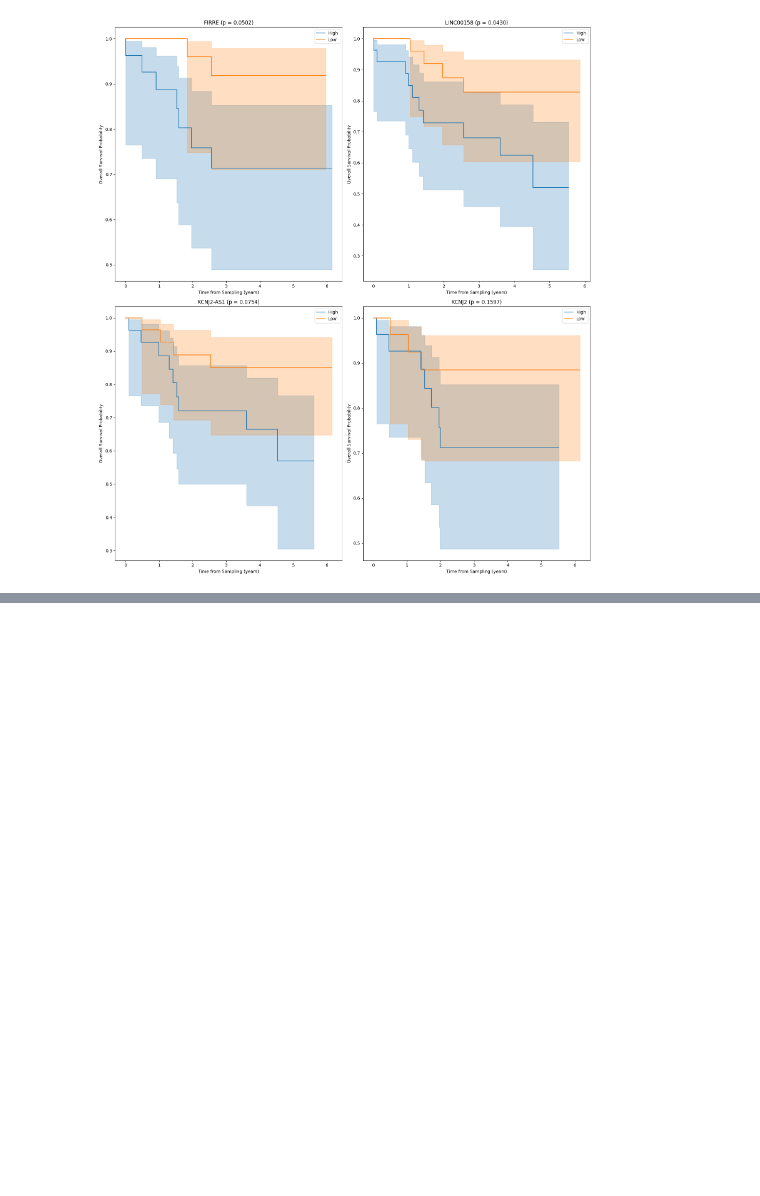
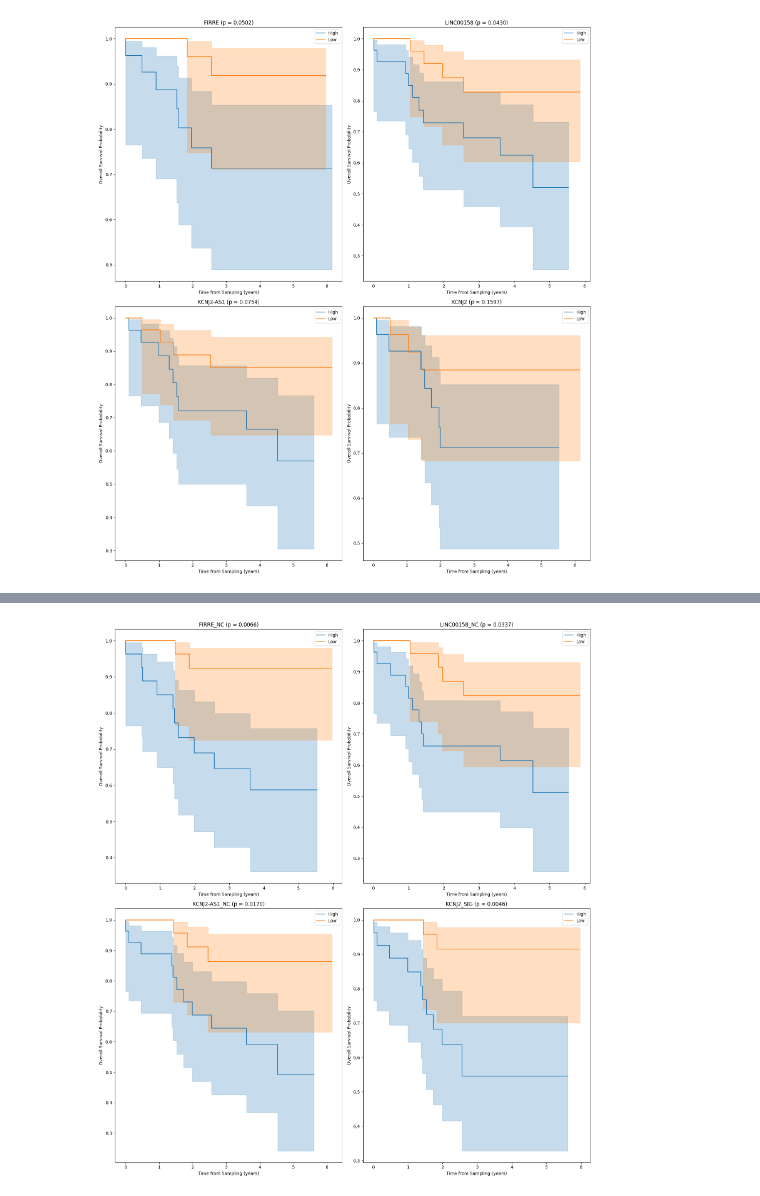
Before and after one commit to BiodataAnalysisGroup/lncAPNet, a Jupyter notebook: notebooks/Post-hoc_Analysis/Clinical_covariated.ipynb, the cells around one changed output, grey strips where cells are left out. Cells and saved outputs as stored; diff of their text form; code cells hidden in the pictures; blank space fills up the shorter version.

```diff
--- a/notebooks/Post-hoc_Analysis/Clinical_covariated.ipynb
+++ b/notebooks/Post-hoc_Analysis/Clinical_covariated.ipynb
@@ -133,0 +191,66 @@ plt.show()
+# %%
+# Survival status quartile genes (OS) BCMO ACTIVITY
+# 1. Load metadata
+clinical = pd.read_csv("../../data/BCMO/clinical_info.csv")
+clinical = clinical.rename(columns={"died": "Status"})
+
+# 2. Load expression matrix
+expr = pd.read_csv("../../data/BCMO/activity_matrix_pvalfilt.csv", index_col=0)
+# 3. Genes of interest
+genes = ["FIRRE_NC", "LINC00158_NC", "KCNJ2-AS1_NC", "KCNJ2_SIG"]
+
+# 4. Set up 3x2 figure
+fig, axes = plt.subplots(2, 2, figsize=(16, 18))
+axes = axes.flatten()
+
+# 5. Time column for Kaplan–Meier (Overall Survival)
+time_col = "OS.from.sampling"
+
+# 6. Loop through genes
+for i, gene in enumerate(genes):
+    ax = axes[i]
+
+    if gene not in expr.index:
+        ax.text(0.5, 0.5, f"{gene} not found", ha='center', va='center', fontsize=14)
+        ax.axis('off')
+        continue
+
+    # Extract gene expression
+    gene_expr = expr.loc[gene].rename("Expression")
+
+    # Merge with clinical data
+    df = clinical.merge(gene_expr, left_on="Sample_ID", right_index=True)
+
+    # Determine top 25% and bottom 25%
+    q_low = df["Expression"].quantile(0.25)
+    q_high = df["Expression"].quantile(0.75)
+
+    df_filtered = df[(df["Expression"] <= q_low) | (df["Expression"] >= q_high)].copy()
+    df_filtered[f"{gene}_group"] = df_filtered["Expression"].apply(
+        lambda x: "High" if x >= q_high else "Low"
+    )
+
+    # Kaplan–Meier plot
+    kmf = KaplanMeierFitter()
+    for group, grouped_df in df_filtered.groupby(f"{gene}_group"):
+        kmf.fit(grouped_df[time_col], grouped_df["Status"], label=group)
+        kmf.plot_survival_function(ax=ax, ci_show=True)
+
+    # Log-rank test
+    high = df_filtered[df_filtered[f"{gene}_group"] == "High"]
+    low = df_filtered[df_filtered[f"{gene}_group"] == "Low"]
+    results = logrank_test(
+        high[time_col], low[time_col],
+        event_observed_A=high["Status"], event_observed_B=low["Status"]
+    )
+    pval = results.p_value
+
+    ax.set_title(f"{gene} (p = {pval:.4f})")
+    ax.set_xlabel("Time from Sampling (years)")
+    ax.set_ylabel("Overall Survival Probability")
+
+plt.tight_layout()
+plt.savefig("../../figures/KaplanMeier_OS_quartile_genes_BCMO_ac.png", dpi=300)
+plt.show()
+# %% [output]
+[figure, added]
```
Also changed, not shown: parts of 4 cells of this notebook, 3 other files.
